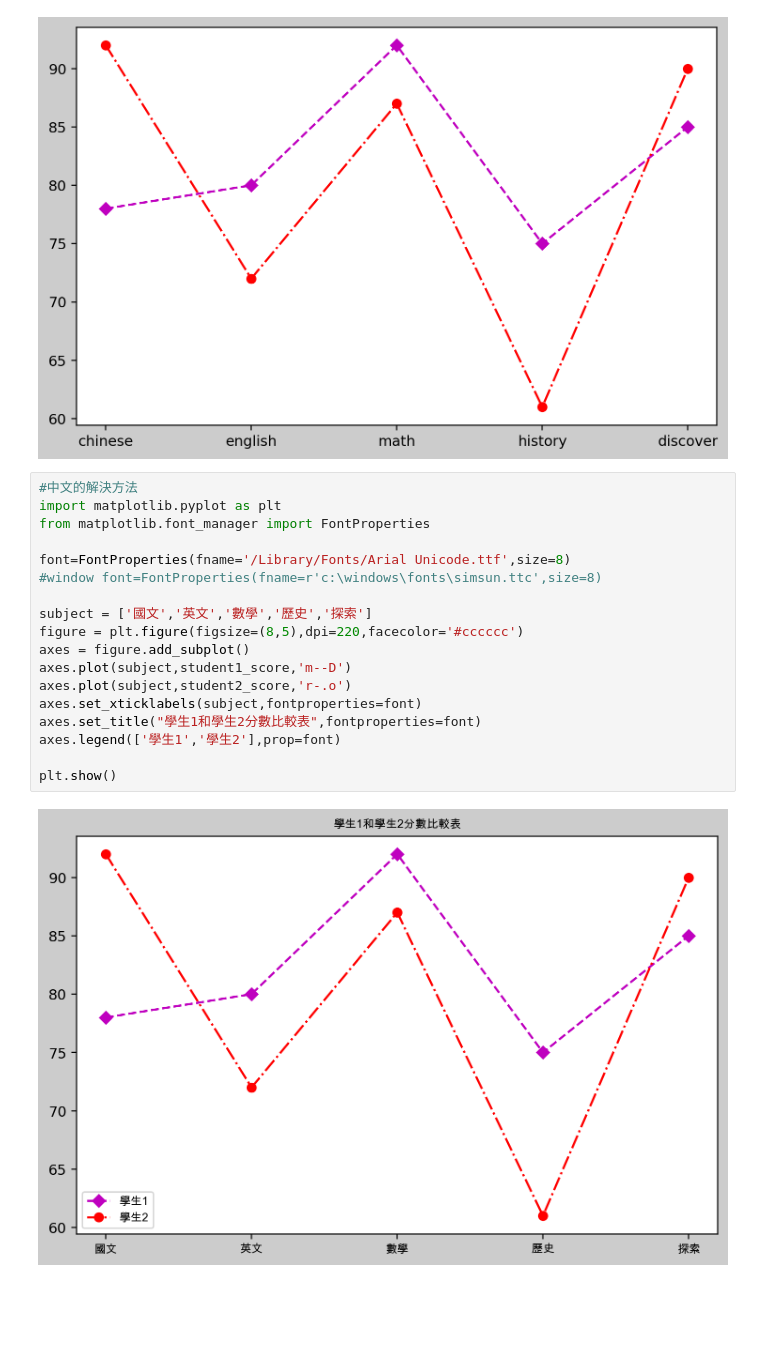
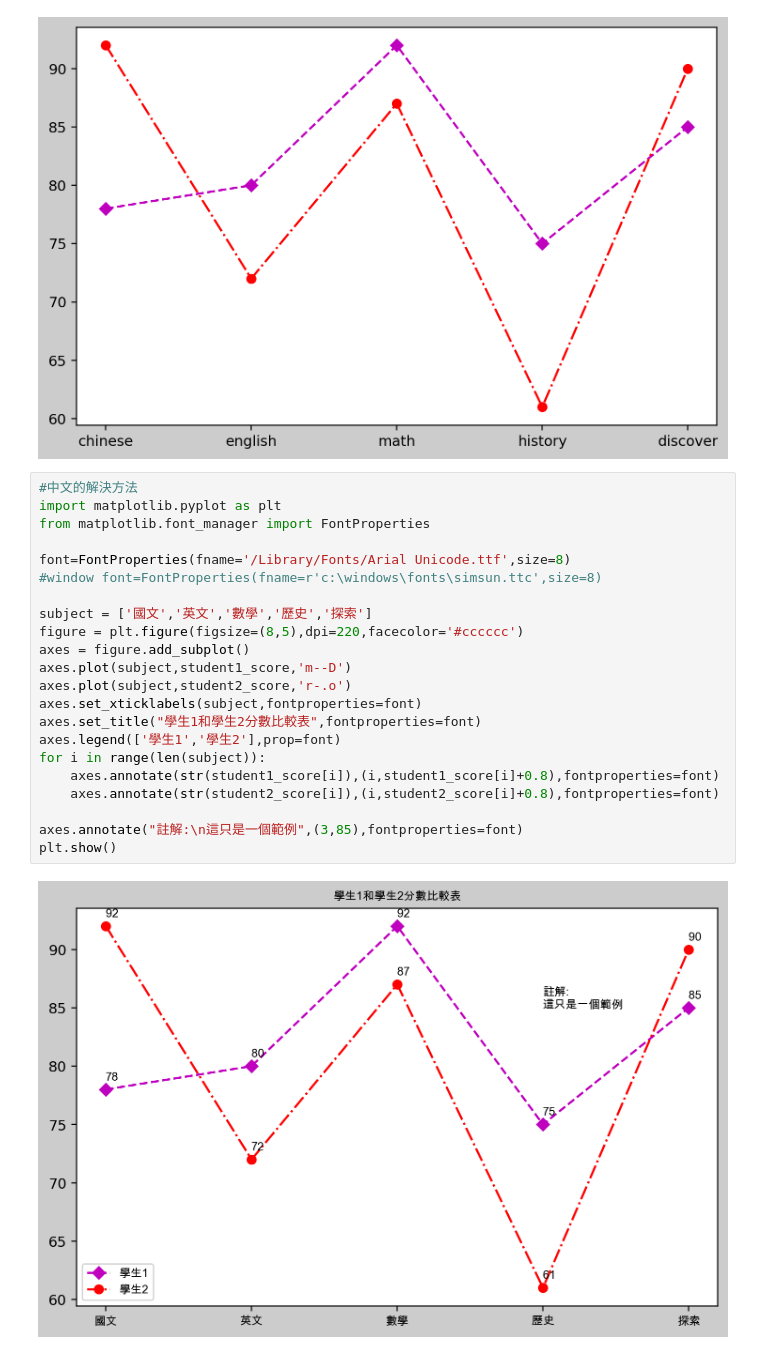
Before and after one commit to roberthsu2003/python, a Jupyter notebook: 上課用目錄/python813/lesson12.ipynb, the cells around one changed output. Cells and saved outputs as stored; diff of their text form; blank space fills up the shorter version.

```diff
--- a/上課用目錄/python813/lesson12.ipynb
+++ b/上課用目錄/python813/lesson12.ipynb
@@ -67,20 +67,24 @@ plt.show()
 # %%
 #中文的解決方法
 import matplotlib.pyplot as plt
 from matplotlib.font_manager import FontProperties
 
 font=FontProperties(fname='/Library/Fonts/Arial Unicode.ttf',size=8)
 #window font=FontProperties(fname=r'c:\windows\fonts\simsun.ttc',size=8)
 
 subject = ['國文','英文','數學','歷史','探索']
 figure = plt.figure(figsize=(8,5),dpi=220,facecolor='#cccccc')
 axes = figure.add_subplot()
 axes.plot(subject,student1_score,'m--D')
 axes.plot(subject,student2_score,'r-.o')
 axes.set_xticklabels(subject,fontproperties=font)
 axes.set_title("學生1和學生2分數比較表",fontproperties=font)
 axes.legend(['學生1','學生2'],prop=font)
+for i in range(len(subject)):
+    axes.annotate(str(student1_score[i]),(i,student1_score[i]+0.8),fontproperties=font)
+    axes.annotate(str(student2_score[i]),(i,student2_score[i]+0.8),fontproperties=font)
 
+axes.annotate("註解:\n這只是一個範例",(3,85),fontproperties=font)
 plt.show()
 # %% [output]
-[figure, old version]
+[figure, new version]
```
